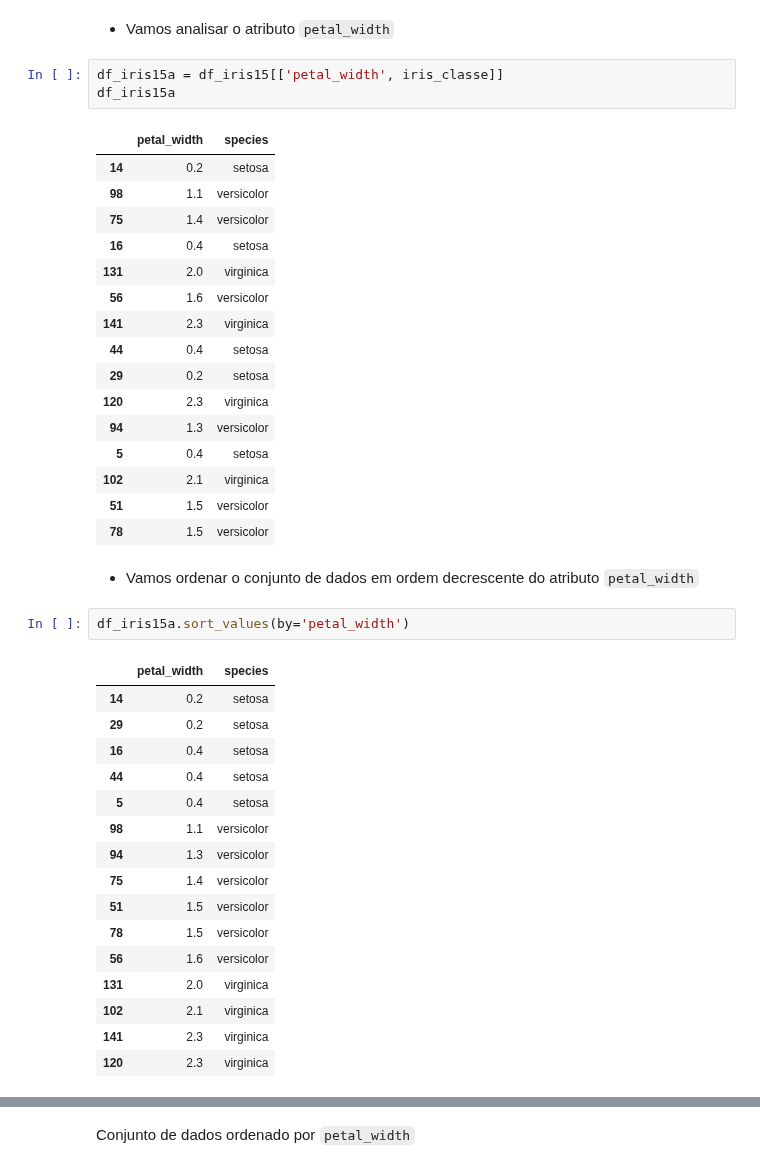
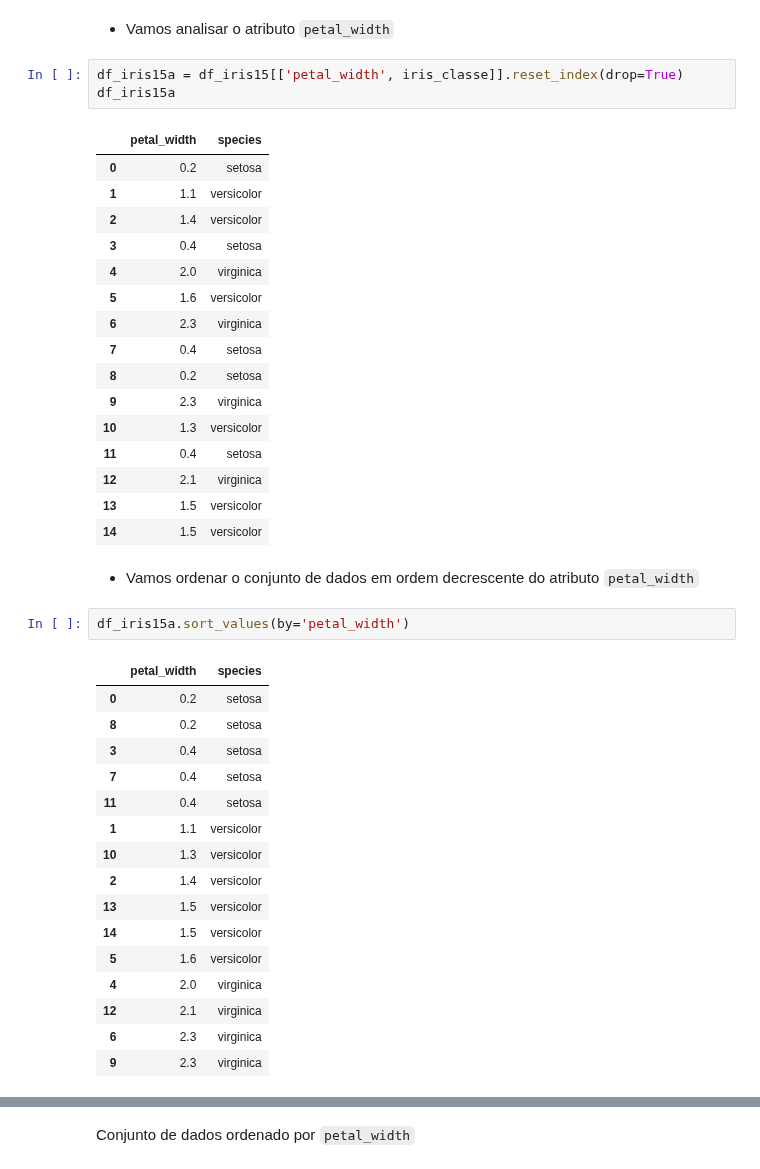
Before and after one commit to anfer86/teaching-datamining-lessons, a Jupyter notebook: aula07/arvores_de_decisao.ipynb, the cells around one changed output, grey strips where cells are left out. Saved outputs shown, nothing was run; the diff lists cells and outputs as text.

```diff
--- a/aula07/arvores_de_decisao.ipynb
+++ b/aula07/arvores_de_decisao.ipynb
@@ -536,46 +532,46 @@ df_iris15
 # %% [markdown]
 - Vamos analisar o atributo `petal_width`
 # %%
-df_iris15a = df_iris15[['petal_width', iris_classe]]
+df_iris15a = df_iris15[['petal_width', iris_classe]].reset_index(drop=True)
 df_iris15a
 # %% [output]
 |  | petal_width | species |
-| 14 | 0.2 | setosa |
-| 98 | 1.1 | versicolor |
-| 75 | 1.4 | versicolor |
-| 16 | 0.4 | setosa |
-| 131 | 2.0 | virginica |
-| 56 | 1.6 | versicolor |
-| 141 | 2.3 | virginica |
-| 44 | 0.4 | setosa |
-| 29 | 0.2 | setosa |
-| 120 | 2.3 | virginica |
-| 94 | 1.3 | versicolor |
-| 5 | 0.4 | setosa |
-| 102 | 2.1 | virginica |
-| 51 | 1.5 | versicolor |
-| 78 | 1.5 | versicolor |
+| 0 | 0.2 | setosa |
+| 1 | 1.1 | versicolor |
+| 2 | 1.4 | versicolor |
+| 3 | 0.4 | setosa |
+| 4 | 2.0 | virginica |
+| 5 | 1.6 | versicolor |
+| 6 | 2.3 | virginica |
+| 7 | 0.4 | setosa |
+| 8 | 0.2 | setosa |
+| 9 | 2.3 | virginica |
+| 10 | 1.3 | versicolor |
+| 11 | 0.4 | setosa |
+| 12 | 2.1 | virginica |
+| 13 | 1.5 | versicolor |
+| 14 | 1.5 | versicolor |
 # %% [markdown]
 - Vamos ordenar o conjunto de dados em ordem decrescente do atributo `petal_width`
 # %%
 df_iris15a.sort_values(by='petal_width')
 # %% [output]
 |  | petal_width | species |
-| 14 | 0.2 | setosa |
-| 29 | 0.2 | setosa |
-| 16 | 0.4 | setosa |
-| 44 | 0.4 | setosa |
-| 5 | 0.4 | setosa |
-| 98 | 1.1 | versicolor |
-| 94 | 1.3 | versicolor |
-| 75 | 1.4 | versicolor |
-| 51 | 1.5 | versicolor |
-| 78 | 1.5 | versicolor |
-| 56 | 1.6 | versicolor |
-| 131 | 2.0 | virginica |
-| 102 | 2.1 | virginica |
-| 141 | 2.3 | virginica |
-| 120 | 2.3 | virginica |
+| 0 | 0.2 | setosa |
+| 8 | 0.2 | setosa |
+| 3 | 0.4 | setosa |
+| 7 | 0.4 | setosa |
+| 11 | 0.4 | setosa |
+| 1 | 1.1 | versicolor |
+| 10 | 1.3 | versicolor |
+| 2 | 1.4 | versicolor |
+| 13 | 1.5 | versicolor |
+| 14 | 1.5 | versicolor |
+| 5 | 1.6 | versicolor |
+| 4 | 2.0 | virginica |
+| 12 | 2.1 | virginica |
+| 6 | 2.3 | virginica |
+| 9 | 2.3 | virginica |
 # %% [markdown]
 - Vários split points poderiam ser testados, vamos nos deter apenas a analisar aqueles candidatos a maximizar o ganho de informação.
 
```
Also changed, not shown: parts of 13 cells of this notebook, 2 other files.
